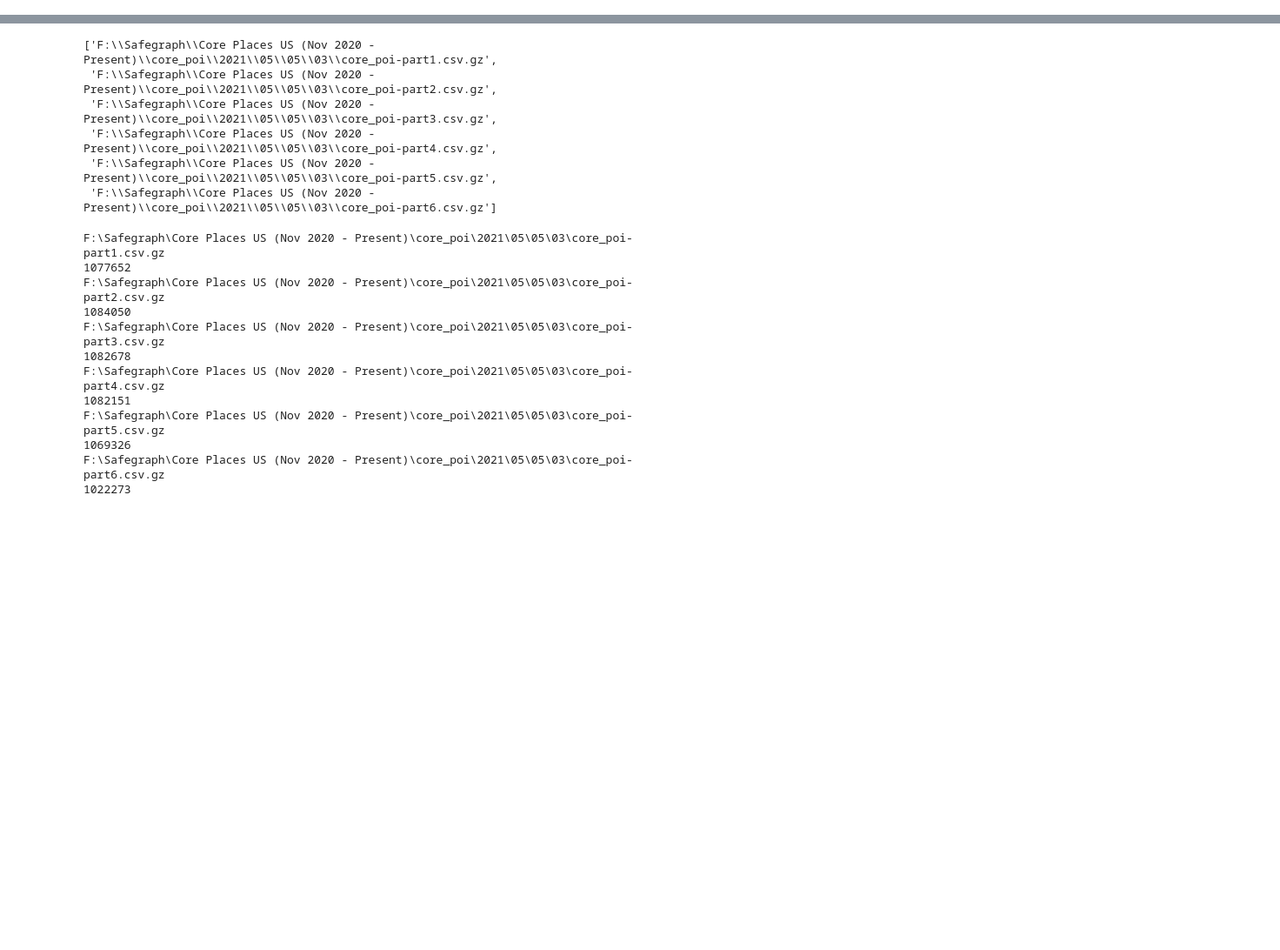
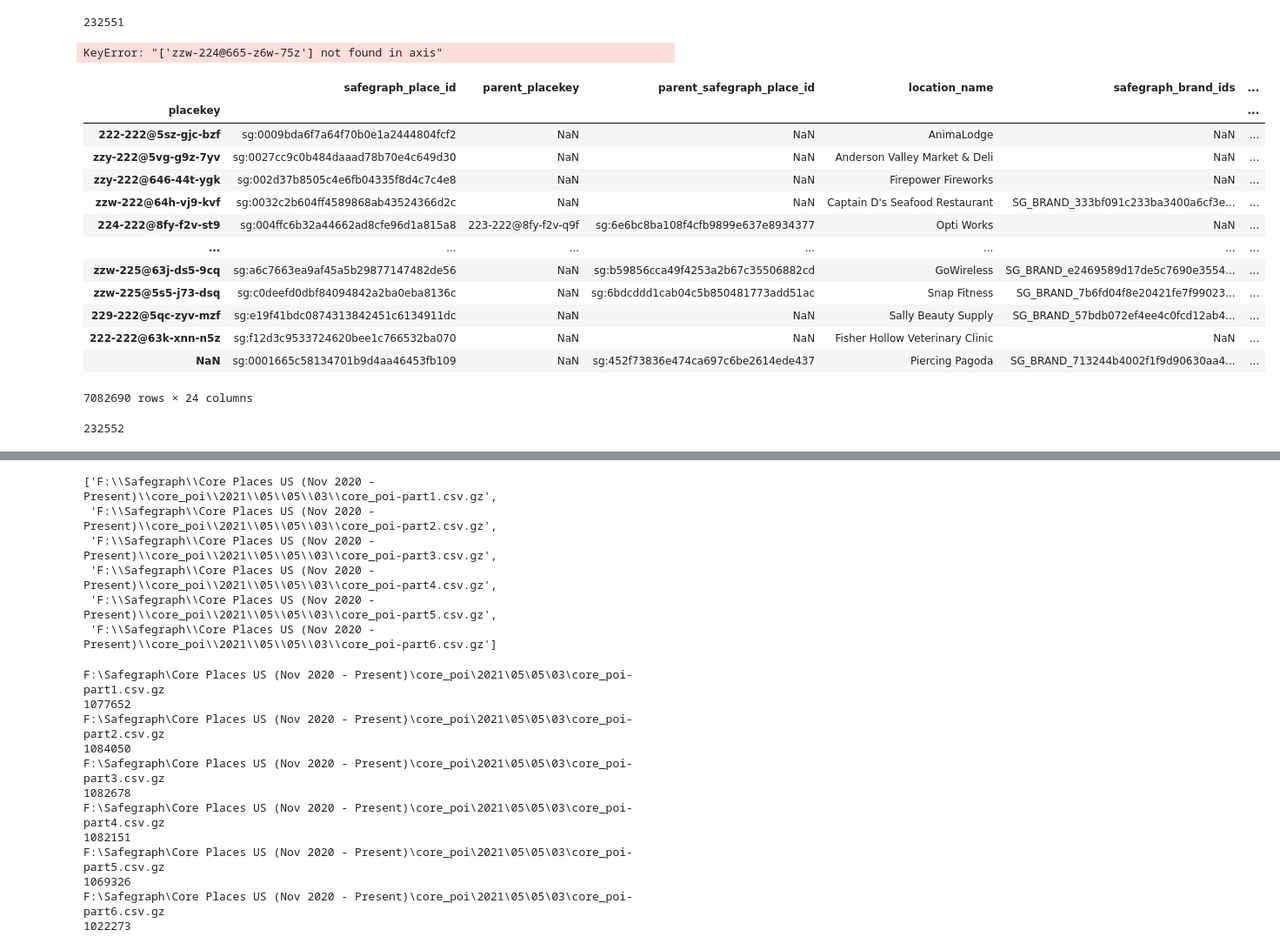
Before and after one commit to gladcolor/safegraph_code, a Jupyter notebook: place_core.ipynb, the cells around one changed output, grey strips where cells are left out. Shown: that part at 87% size. Drawn from its saved outputs; the diff is of its cells as text; code cells hidden in the pictures; blank space fills up the shorter version.

```diff
--- a/place_core.ipynb
+++ b/place_core.ipynb
@@ -8,0 +146,18 @@ from shapely.geometry import Point, LineString
+# %%
+df_all = pd.read_csv(all_core_place_files[0])
+df_all['month'] = get_core_place_month(all_core_place_files[0])
+
+for idx, f in enumerate(all_core_place_files[1:]):
+    month = get_core_place_month(f)
+    df = pd.read_csv(f)
+    print(f'Processing {len(df)} rows from file # {idx} / {len(all_core_place_files)}: {f}')
+
+    df['month'] = month
+    old_row_cnt = len(df_all)
+    df_all = pd.concat([df_all, df]).drop_duplicates(subset='placekey').reset_index(drop=True)
+    new_row_cnt = len(df_all)
+    print(f'Current rows counts: {new_row_cnt}, previous rows: {old_row_cnt}. Added {new_row_cnt - old_row_cnt}, removed {old_row_cnt + len(df) - new_row_cnt} duplated rows.')
+    #df = df.set_index('placekey')
+    print()
+
+df_all.to_csv(r'/media/gpu/easystore/Safegraph/Core Places US (Nov 2020 - Present)/core_poi/POI_merged_202106.csv', index=False)
@@ -8,0 +198,3 @@ from shapely.geometry import Point, LineString
+# %%
+parents_POIs = df_all.dropna(subset=['parent_placekey'])
+parents_POIs
@@ -8,0 +215,2 @@ from shapely.geometry import Point, LineString
+# %%
+parents_POIs.set_index('parent_placekey').index
@@ -8,0 +230,26 @@ from shapely.geometry import Point, LineString
+# %%
+len(parents_POIs['parent_placekey'].unique())
+# %% [output]
+232551
+# %%
+no_parents_POIs = df_all.set_index('placekey').drop(index=parents_POIs.set_index('parent_placekey').index)
+no_parents_POIs
+# %% [output]
+KeyError: "['zzw-224@665-z6w-75z'] not found in axis"
+# %%
+df_all.set_index('placekey')
+# %% [output]
+|  | safegraph_place_id | parent_placekey | parent_safegraph_place_id | location_name | safegraph_brand_ids | ... |
+| placekey |  |  |  |  |  | ... |
+| 222-222@5sz-gjc-bzf | sg:0009bda6f7a64f70b0e1a2444804fcf2 | NaN | NaN | AnimaLodge | NaN | ... |
+| zzy-222@5vg-g9z-7yv | sg:0027cc9c0b484daaad78b70e4c649d30 | NaN | NaN | Anderson Valley Market & Deli | NaN | ... |
+| zzy-222@646-44t-ygk | sg:002d37b8505c4e6fb04335f8d4c7c4e8 | NaN | NaN | Firepower Fireworks | NaN | ... |
+| zzw-222@64h-vj9-kvf | sg:0032c2b604ff4589868ab43524366d2c | NaN | NaN | Captain D's Seafood Restaurant | SG_BRAND_333bf091c233ba3400a6cf3e... | ... |
+| 224-222@8fy-f2v-st9 | sg:004ffc6b32a44662ad8cfe96d1a815a8 | 223-222@8fy-f2v-q9f | sg:6e6bc8ba108f4cfb9899e637e8934377 | Opti Works | NaN | ... |
+| ... | ... | ... | ... | ... | ... | ... |
+| zzw-225@63j-ds5-9cq | sg:a6c7663ea9af45a5b29877147482de56 | NaN | sg:b59856cca49f4253a2b67c35506882cd | GoWireless | SG_BRAND_e2469589d17de5c7690e3554... | ... |
+| zzw-225@5s5-j73-dsq | sg:c0deefd0dbf84094842a2ba0eba8136c | NaN | sg:6bdcddd1cab04c5b850481773add51ac | Snap Fitness | SG_BRAND_7b6fd04f8e20421fe7f99023... | ... |
+| 229-222@5qc-zyv-mzf | sg:e19f41bdc0874313842451c6134911dc | NaN | NaN | Sally Beauty Supply | SG_BRAND_57bdb072ef4ee4c0fcd12ab4... | ... |
+| 222-222@63k-xnn-n5z | sg:f12d3c9533724620bee1c766532ba070 | NaN | NaN | Fisher Hollow Veterinary Clinic | NaN | ... |
+| NaN | sg:0001665c58134701b9d4aa46453fb109 | NaN | sg:452f73836e474ca697c6be2614ede437 | Piercing Pagoda | SG_BRAND_713244b4002f1f9d90630aa4... | ... |
+7082690 rows × 24 columns
@@ -8,0 +258,4 @@ from shapely.geometry import Point, LineString
+# %%
+len(df_all['parent_placekey'].unique())
+# %% [output]
+232552
```
Also changed, not shown: parts of 31 cells of this notebook, 4 other files.
